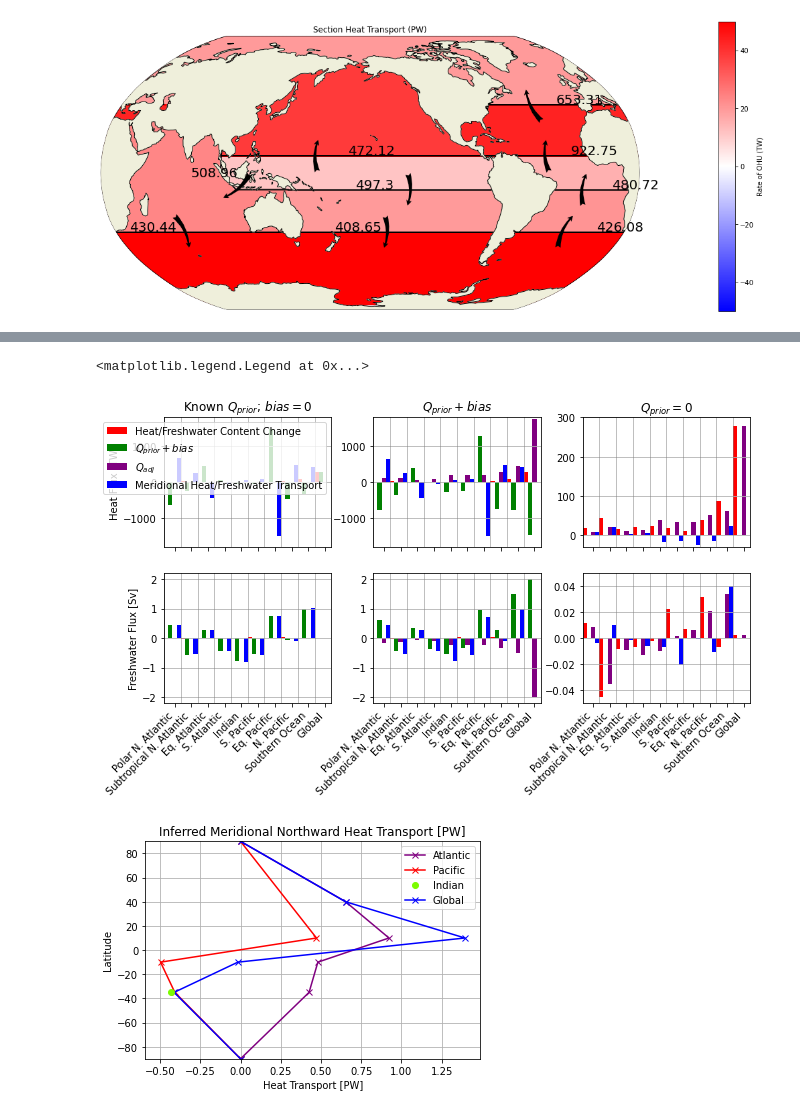
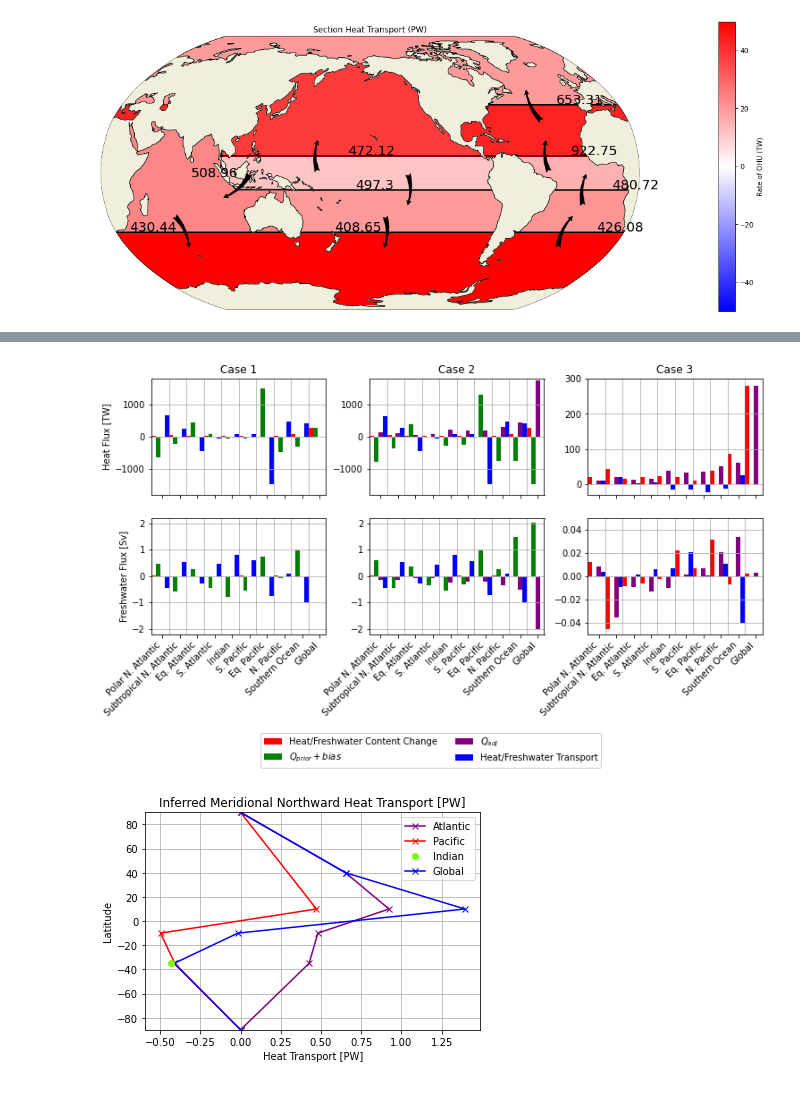
Before and after one commit to taimoorsohail/Min_Max_Transform, a Jupyter notebook: ACCESS_CM2/MTM_Transports_ACCESS.ipynb, the cells around one changed output, grey strips where cells are left out. Cells and saved outputs as stored; diff of their text form; code cells hidden in the pictures.

Commit message:
Updates to bias transports code

```diff
--- a/ACCESS_CM2/MTM_Transports_ACCESS.ipynb
+++ b/ACCESS_CM2/MTM_Transports_ACCESS.ipynb
@@ -1052,7 +1052,7 @@ budget_offset = xr.open_mfdataset('../Optimisation_results/ACCESS_CM2_known_offs
 budget_no_prior = xr.open_mfdataset('../Optimisation_results/ACCESS_CM2_no_known_Q_prior_budget.nc')
 budget_prior = xr.open_mfdataset('../Optimisation_results/ACCESS_CM2_known_Q_prior_budget.nc')
 # %%
-fig, axs = plt.subplots(2,3, figsize=(15*0.7,7.5*0.7), facecolor='w', edgecolor='k')
+fig, axs = plt.subplots(2,3, figsize=(17.5*0.7,7.5*0.7), facecolor='w', edgecolor='k')
 fig.subplots_adjust(hspace = .2, wspace=0.25)
 axs = axs.ravel()
 
@@ -1064,7 +1064,7 @@ axs[1].bar(np.arange(10)+0.75, budget_offset.Net_Meridional_Heat_Transport.value
 axs[0].bar(np.arange(10), budget_prior.OHC_Change.values, 0.25, color='red', label = 'Heat/Freshwater Content Change')
 axs[0].bar(np.arange(10)+0.25, budget_prior.Surface_Heat_flux_Change.values, 0.25, color='green', label = '$Q_{prior}+bias$')
 axs[0].bar(np.arange(10)+0.5, budget_prior.Adjustment_heat_flux_Change.values, 0.25, color='purple', label = '$Q_{adj}$')
-axs[0].bar(np.arange(10)+0.75, budget_prior.Net_Meridional_Heat_Transport.values, 0.25, color='blue', label = 'Meridional Heat/Freshwater Transport')
+axs[0].bar(np.arange(10)+0.75, budget_prior.Net_Meridional_Heat_Transport.values, 0.25, color='blue', label = 'Heat/Freshwater Transport')
 
 axs[2].bar(np.arange(10), budget_no_prior.OHC_Change.values, 0.25, color='red')
 axs[2].bar(np.arange(10)+0.25, budget_no_prior.Surface_Heat_flux_Change.values*0, 0.25, color='green')
@@ -1074,48 +1074,50 @@ axs[2].bar(np.arange(10)+0.75, budget_no_prior.Net_Meridional_Heat_Transport.val
 axs[4].bar(np.arange(10), budget_offset.FW_Change.values, 0.25, color='red')
 axs[4].bar(np.arange(10)+0.25, budget_offset.Surface_FW_flux_Change.values, 0.25, color='green')
 axs[4].bar(np.arange(10)+0.5, budget_offset.Adjustment_FW_flux_Change.values, 0.25, color='purple')
-axs[4].bar(np.arange(10)+0.75, budget_offset.Net_Meridional_FW_Transport.values, 0.25, color='blue')
+axs[4].bar(np.arange(10)+0.75, -budget_offset.Net_Meridional_FW_Transport.values, 0.25, color='blue')
 
 axs[3].bar(np.arange(10), budget_prior.FW_Change.values, 0.25, color='red')
 axs[3].bar(np.arange(10)+0.25, budget_prior.Surface_FW_flux_Change.values, 0.25, color='green')
 axs[3].bar(np.arange(10)+0.5, budget_prior.Adjustment_FW_flux_Change.values, 0.25, color='purple')
-axs[3].bar(np.arange(10)+0.75, budget_prior.Net_Meridional_FW_Transport.values, 0.25, color='blue')
+axs[3].bar(np.arange(10)+0.75, -budget_prior.Net_Meridional_FW_Transport.values, 0.25, color='blue')
 
 axs[5].bar(np.arange(10), budget_no_prior.FW_Change.values, 0.25, color='red')
 axs[5].bar(np.arange(10)+0.25, budget_no_prior.Surface_FW_flux_Change.values*0, 0.25, color='green')
 axs[5].bar(np.arange(10)+0.5, budget_no_prior.Adjustment_FW_flux_Change.values, 0.25, color='purple')
-axs[5].bar(np.arange(10)+0.75, budget_no_prior.Net_Meridional_FW_Transport.values, 0.25, color='blue')
+axs[5].bar(np.arange(10)+0.75, -budget_no_prior.Net_Meridional_FW_Transport.values, 0.25, color='blue')
 
-axs[0].set_title('Known $Q_{prior}$; $bias=0$')
-axs[1].set_title('$Q_{prior} + bias$')
-axs[2].set_title('$Q_{prior} = 0$')
+axs[0].set_title('Case 1')
+axs[1].set_title('Case 2')
+axs[2].set_title('Case 3')
 
 axs[0].set_ylim(-1800,1800)
 axs[1].set_ylim(-1800,1800)
 axs[2].set_ylim(-30,300)
 
 axs[3].set_ylim(-2.2,2.2)
 axs[4].set_ylim(-2.2,2.2)
 axs[5].set_ylim(-0.05,0.05)
 
 
 for i in range(6):
     axs[i].set_xticklabels(budget_no_prior.index.values, rotation=45, ha='right')
     axs[i].set_xticks(np.arange(10)+0.5)
     axs[i].set_xlim(-0.25/2,10-0.25/2)
     axs[i].vlines(np.arange(10)-0.25/2,-2000,2000, color='grey', linewidth=0.5)
     axs[i].grid(axis='y')
 axs[0].set_xticklabels([])
 axs[1].set_xticklabels([])
 axs[2].set_xticklabels([])
 
 axs[0].set_ylabel('Heat Flux [TW]')
 axs[3].set_ylabel('Freshwater Flux [Sv]')
 
-axs[0].legend()
+axs[0].legend(framealpha=1, ncol=2, bbox_to_anchor=(1.6, -2.2), loc='center')
+
+plt.savefig('../Figures/Heat_FW_budgets.png', bbox_inches='tight', dpi=300)
+plt.show()
 # %% [output]
-<matplotlib.legend.Legend at 0x...>
-[figure, old version]
+[figure, new version]
 # %%
 hfds_lat_binned_global = xr.open_mfdataset('../../ACCESS_CM2/hfds_lat_binned_global.nc')
 OHC_lat_binned_global = xr.open_mfdataset('../../ACCESS_CM2/OHC_lat_binned_global.nc')
```
Also changed, not shown: 1 other file.
